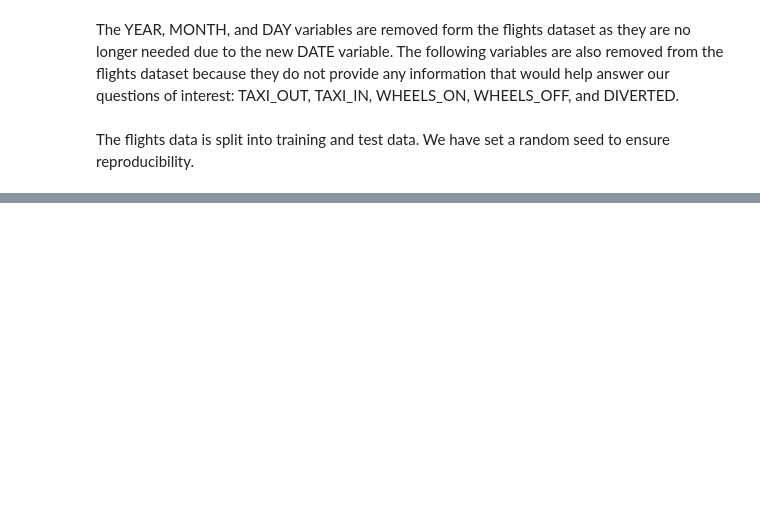
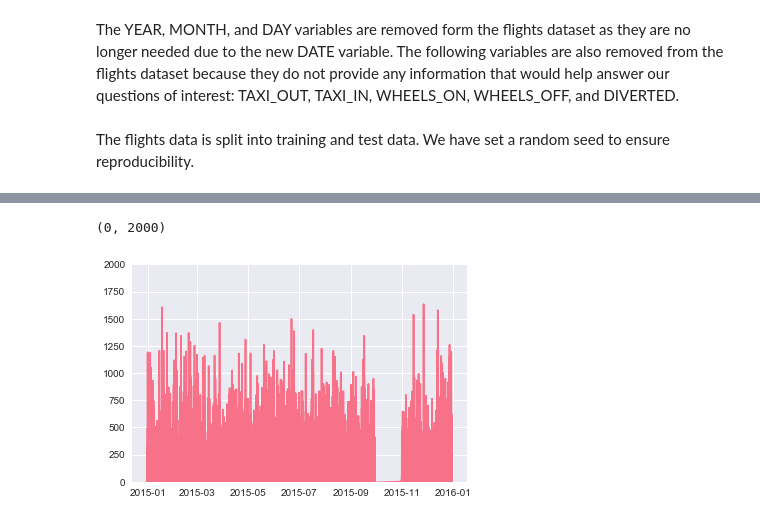
Before and after one commit to epmarie/415final, a Jupyter notebook: 415Project.ipynb, the cells around one changed output, grey strips where cells are left out. Drawn from its saved outputs; the diff is of its cells as text; code cells hidden in the pictures; blank space fills up the shorter version.

```diff
--- a/415Project.ipynb
+++ b/415Project.ipynb
@@ -69,0 +76,8 @@ train_flights, test_flights = train_test_split(flights,test_size=0.2)
+# %%
+sns.set_palette('husl')
+#plt.hist(flights[flights.CANCELLED == 1].DAY_OF_WEEK, bins=[1,2,3,4,5,6,7])
+plt.plot(flights[~np.isnan(flights.DEPARTURE_DELAY)].DATE, flights[~np.isnan(flights.DEPARTURE_DELAY)].DEPARTURE_DELAY)
+plt.ylim((0,2000))
+# %% [output]
+(0, 2000)
+[figure, added]
```
Also changed, not shown: parts of 10 cells of this notebook.
